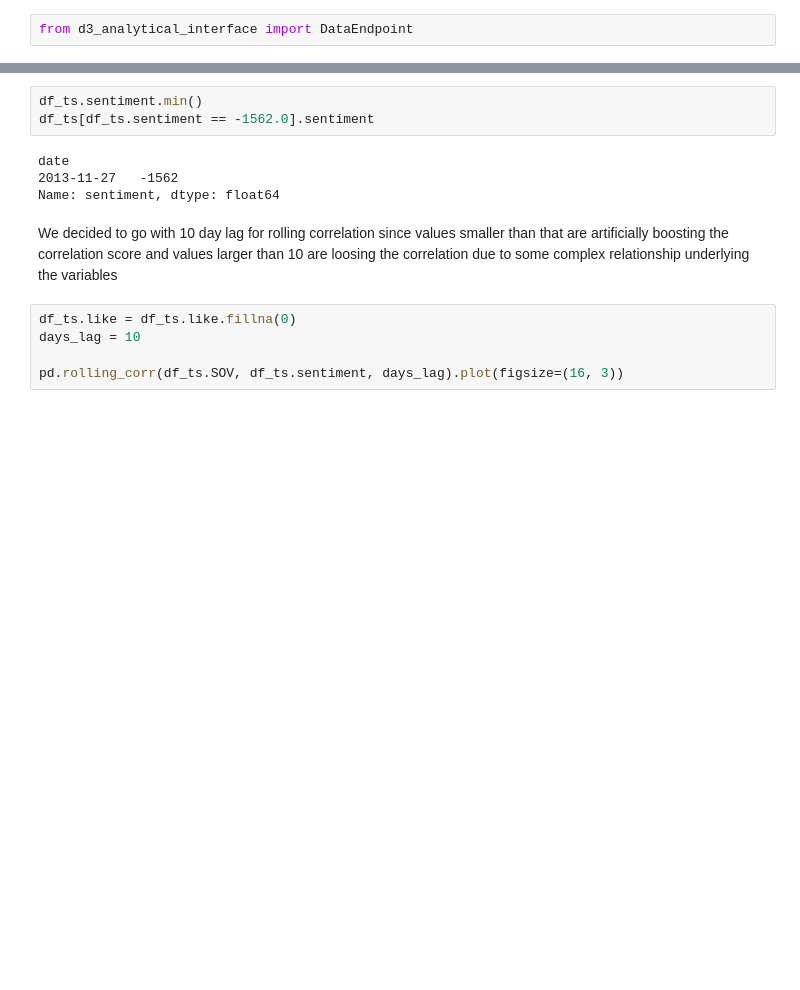
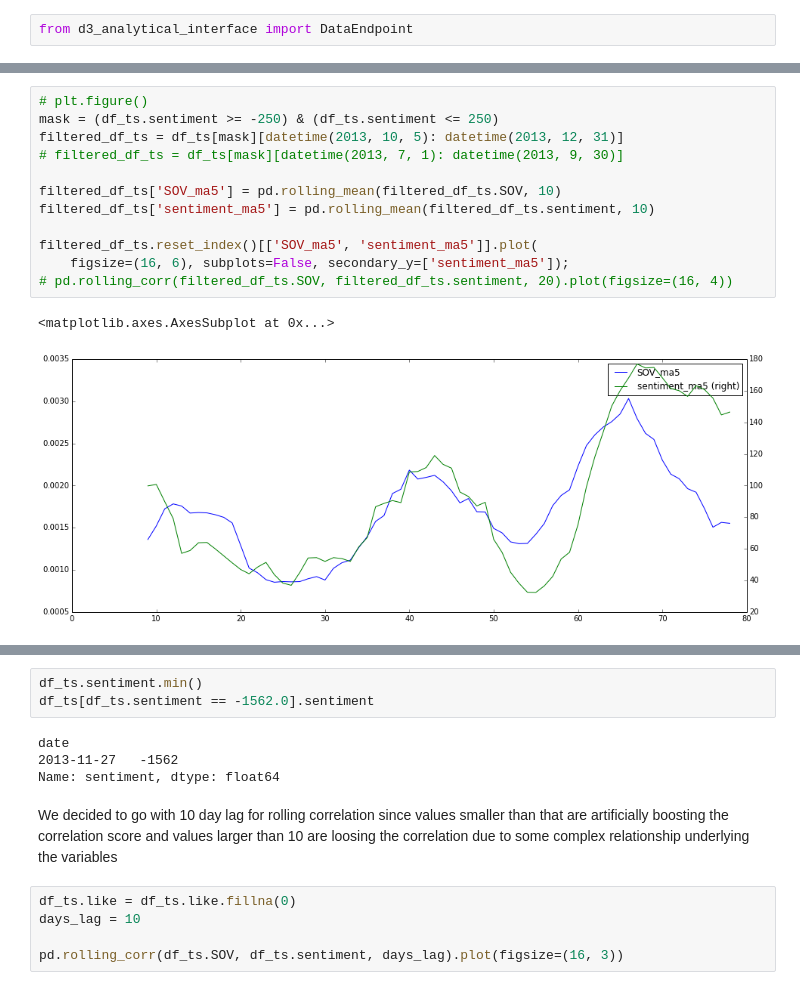
Before and after one commit to maciejATcosphere/paper-mind, a Jupyter notebook: paper_mind/courses/pandas/dell-SOV-data-preparation.ipynb, the cells around one changed output, grey strips where cells are left out. Saved outputs shown, nothing was run; the diff lists cells and outputs as text; blank space fills up the shorter version.

```diff
--- a/paper_mind/courses/pandas/dell-SOV-data-preparation.ipynb
+++ b/paper_mind/courses/pandas/dell-SOV-data-preparation.ipynb
@@ -94,0 +420,15 @@ expanded_data[['ma10_sov', 'ma10_stat_spent']].plot(secondary_y=['ma10_stat_spen
+# %%
+# plt.figure()
+mask = (df_ts.sentiment >= -250) & (df_ts.sentiment <= 250)
+filtered_df_ts = df_ts[mask][datetime(2013, 10, 5): datetime(2013, 12, 31)]
+# filtered_df_ts = df_ts[mask][datetime(2013, 7, 1): datetime(2013, 9, 30)]
+
+filtered_df_ts['SOV_ma5'] = pd.rolling_mean(filtered_df_ts.SOV, 10)
+filtered_df_ts['sentiment_ma5'] = pd.rolling_mean(filtered_df_ts.sentiment, 10)
+
+filtered_df_ts.reset_index()[['SOV_ma5', 'sentiment_ma5']].plot(
+    figsize=(16, 6), subplots=False, secondary_y=['sentiment_ma5']);
+# pd.rolling_corr(filtered_df_ts.SOV, filtered_df_ts.sentiment, 20).plot(figsize=(16, 4))
+# %% [output]
+<matplotlib.axes.AxesSubplot at 0x...>
+[figure, added]
```
Also changed, not shown: parts of 45 cells of this notebook, 28 other files.
